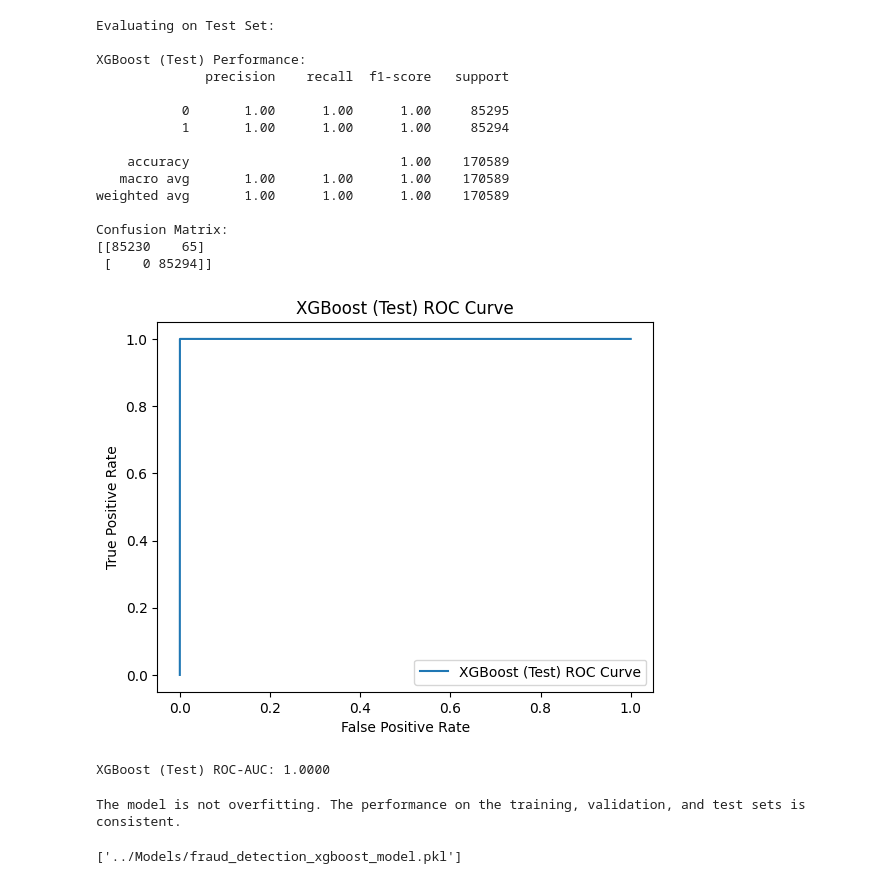
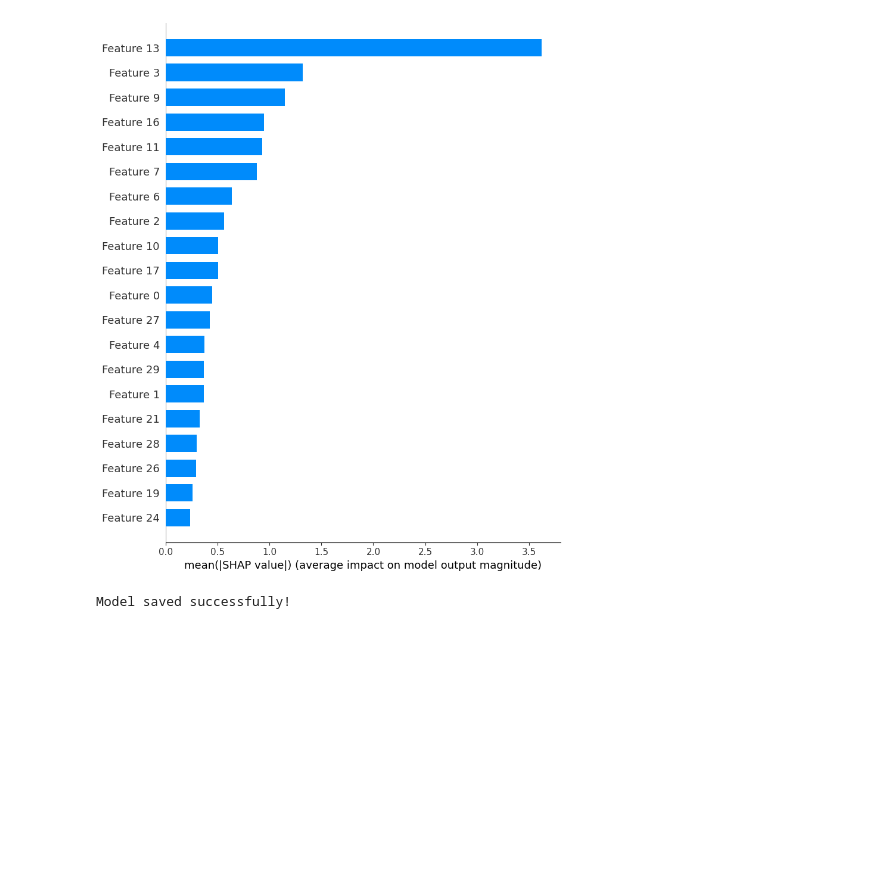
Before and after one commit to UdayKiran112/Credit-card-Fraud-Detection, a Jupyter notebook: Training Files/fraud_detect_xgboost.ipynb, the cells around one changed output. Drawn from its saved outputs; the diff is of its cells as text; code cells hidden in the pictures; blank space fills up the shorter version.

```diff
--- a/Training Files/fraud_detect_xgboost.ipynb
+++ b/Training Files/fraud_detect_xgboost.ipynb
@@ -250,35 +465,15 @@ Confusion Matrix:
 XGBoost (Validation) ROC-AUC: 1.0000
-# %%
-print("Evaluating on Test Set:")
-test_roc_auc = evaluate_model(y_test, y_test_pred, y_test_pred_proba, "XGBoost (Test)")
-# %% [output]
-Evaluating on Test Set:
-
-XGBoost (Test) Performance:
-              precision    recall  f1-score   support
-
-           0       1.00      1.00      1.00     85295
-           1       1.00      1.00      1.00     85294
-
-    accuracy                           1.00    170589
-   macro avg       1.00      1.00      1.00    170589
-weighted avg       1.00      1.00      1.00    170589
-
-Confusion Matrix:
-[[85230    65]
- [    0 85294]]
-[figure, removed]
-XGBoost (Test) ROC-AUC: 1.0000
-# %%
-# Check for Overfitting
-if abs(train_roc_auc - val_roc_auc) < 0.05 and abs(val_roc_auc - test_roc_auc) < 0.05:
-    print("The model is not overfitting. The performance on the training, validation, and test sets is consistent.")
-else:
-    print("Warning: Potential Overfitting detected! Performance varies significantly across sets.")
-# %% [output]
-The model is not overfitting. The performance on the training, validation, and test sets is consistent.
+# %%
+# Feature Importance with SHAP
+explainer = shap.TreeExplainer(best_model.model.get_booster())
+shap_values = explainer.shap_values(X_val)
+plt.figure(figsize=(10, 6))
+shap.summary_plot(shap_values, X_val, plot_type="bar")
+# %% [output]
+[figure, added]
 # %%
-# Save the Model
-joblib.dump(xgb_model, '../Models/fraud_detection_xgboost_model.pkl')
+# Save the model
+joblib.dump(best_model, "../Models/fraud_detection_xgboost_model.pkl")
+print("\nModel saved successfully!")
 # %% [output]
-['../Models/fraud_detection_xgboost_model.pkl']
+Model saved successfully!
```
Also changed, not shown: parts of 27 cells of this notebook, 1 other file.
